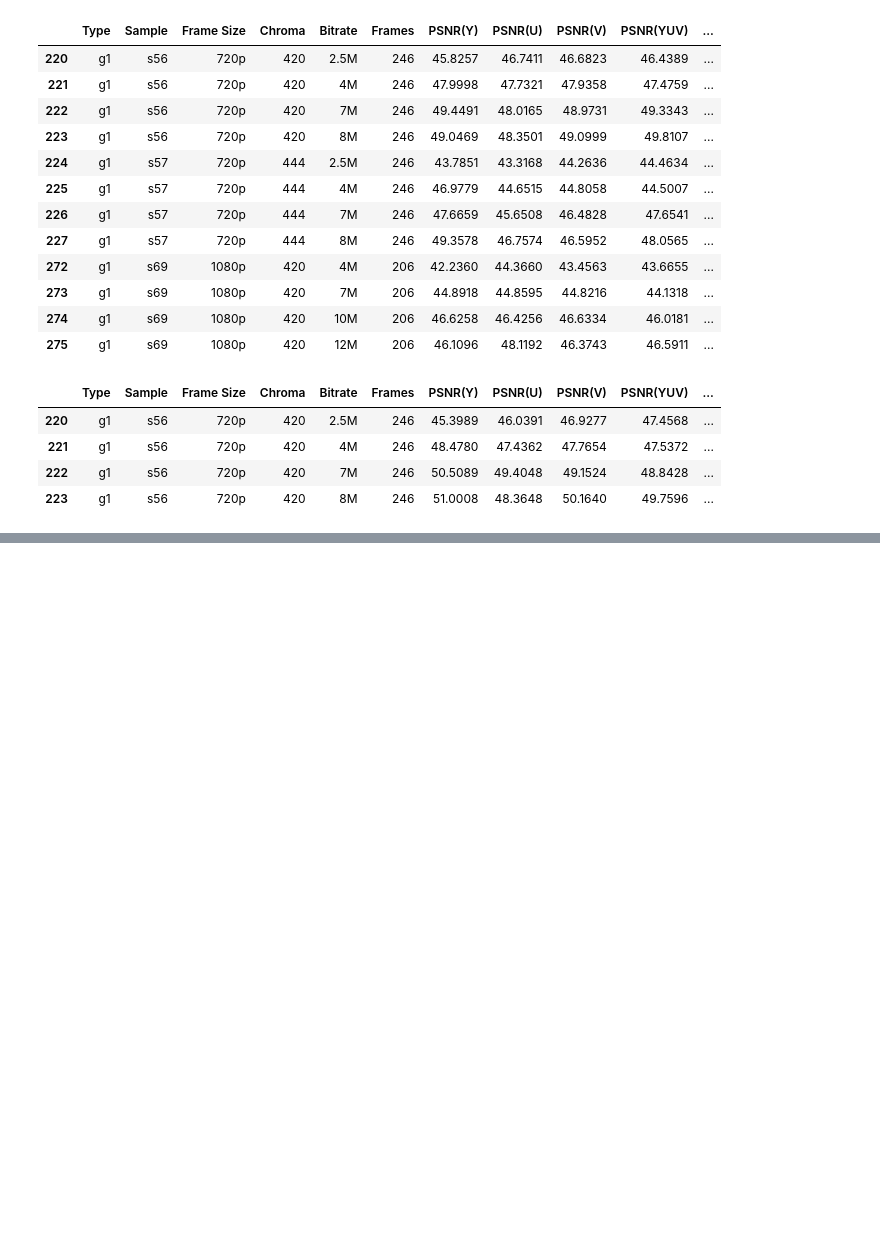
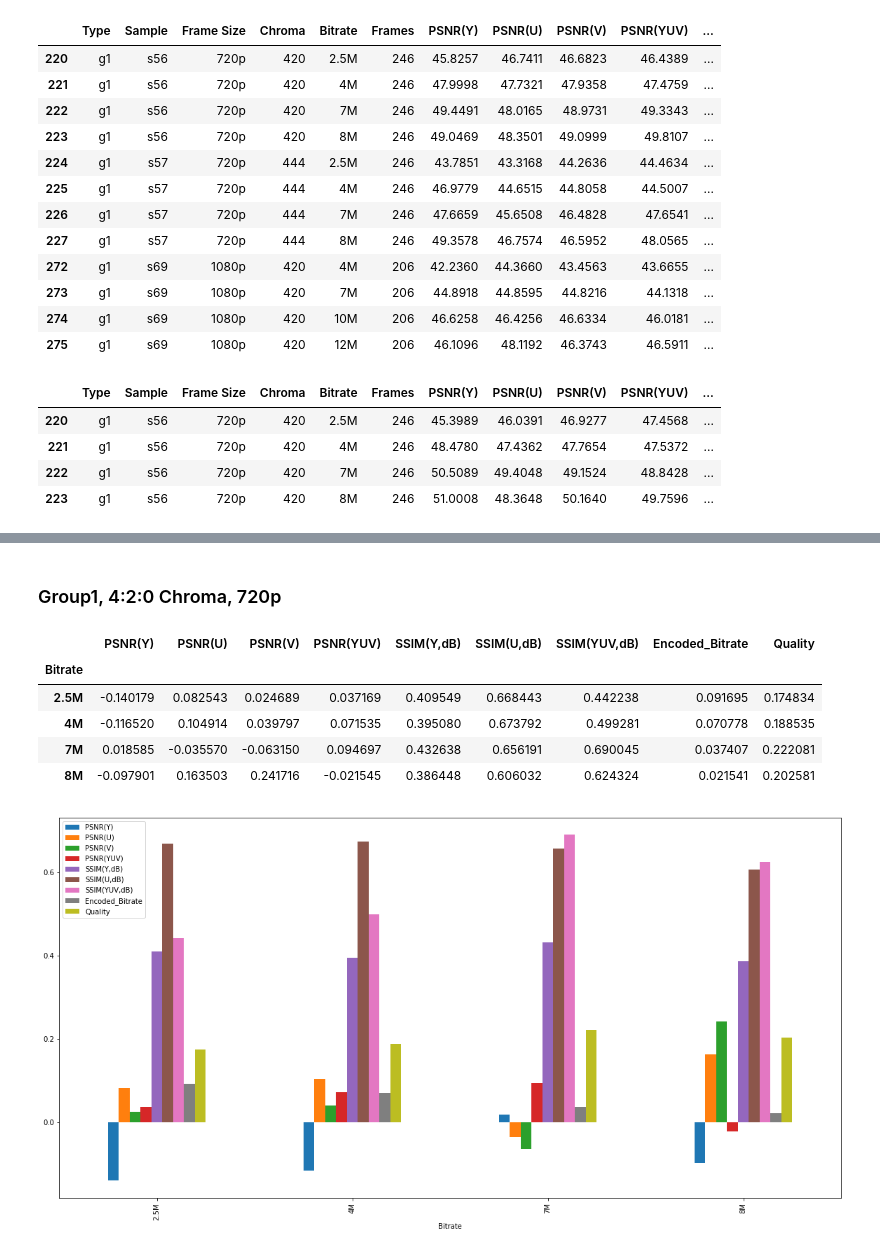
Before and after one commit to stackingboostedtrees/codec_test, a Jupyter notebook: codec_assignment.ipynb, the cells around one changed output, grey strips where cells are left out. Saved outputs shown, nothing was run; the diff lists cells and outputs as text; code cells hidden in the pictures; blank space fills up the shorter version.

Commit message:
Add quality and speed estimation

```diff
--- a/codec_assignment.ipynb
+++ b/codec_assignment.ipynb
@@ -411,0 +156,12 @@ df.head(10)
+# %%
+index_set1 = set(outliers1.index)
+index_set2 = set(outliers2.index)
+#print(sorted(set1 - set2))
+#print(sorted(set2 - set1))
+
+indexes_to_drop_in_codec2 = index_set1 - index_set2
+indexes_to_drop_in_codec1 = index_set2 - index_set1
+codec1_unified = codec1_no_outliers.drop(indexes_to_drop_in_codec1)
+codec2_unified = codec2_no_outliers.drop(indexes_to_drop_in_codec2)
+print(codec1_unified.shape)
+print(codec2_unified.shape)
@@ -411,0 +177,21 @@ df.head(10)
+# %%
+#Create speed feature
+codec1_unified['Secs Consumed'] = codec1_unified['Frames'] / codec1_unified['FPS']
+codec2_unified['Secs Consumed'] = codec2_unified['Frames'] / codec2_unified['FPS']
+codec1_unified['FPS per Stream'] = codec1_unified['FPS'] / codec1_unified['Streams']
+codec2_unified['FPS per Stream'] = codec2_unified['FPS'] / codec2_unified['Streams']
+# %%
+grouping_columns = ['Type', 'Bitrate', 'Sample', 'Encoded_Bitrate', 'Chroma', 'Frame Size', 'Secs Consumed', 'FPS per Stream']
+codec1_quality = codec1_unified[metric_columns + grouping_columns]
+codec2_quality = codec2_unified[metric_columns + grouping_columns]
+
+codec1_quality_grouped = codec1_quality.groupby(['Type', 'Chroma', 'Frame Size', 'Bitrate']).mean()
+codec2_quality_grouped = codec2_quality.groupby(['Type', 'Chroma', 'Frame Size', 'Bitrate']).mean()
+# #codec1_quality_grouped.head()
+difference = codec1_quality_grouped - codec2_quality_grouped
+# print(difference.info())
+
+difference.drop(columns=['SSIM(V,dB)'], inplace=True)
+difference['Quality'] = (difference['PSNR(Y)'] + 0.5*difference['PSNR(U)'] + 0.5*difference['PSNR(V)'] + difference['PSNR(YUV)'] + 1.2*difference['SSIM(Y,dB)'] + 0.5*difference['SSIM(U,dB)'] + 1.2*difference['SSIM(YUV,dB)'] + difference['Encoded_Bitrate'])/8.0
+
+difference.head(100)
@@ -411,0 +258,14 @@ df.head(10)
+# %% [markdown]
+<a id='g1-420-720p'></a>
+<h3>Group1, 4:2:0 Chroma, 720p</h3>
+# %%
+difference.loc[('g1', 420, '720p')].plot(kind='bar', figsize=(20,10))
+difference.loc[('g1', 420, '720p')].head(50)
+# %% [output]
+|  | PSNR(Y) | PSNR(U) | PSNR(V) | PSNR(YUV) | SSIM(Y,dB) | SSIM(U,dB) | SSIM(YUV,dB) | Encoded_Bitrate | Quality |
+| Bitrate |  |  |  |  |  |  |  |  |  |
+| 2.5M | -0.140179 | 0.082543 | 0.024689 | 0.037169 | 0.409549 | 0.668443 | 0.442238 | 0.091695 | 0.174834 |
+| 4M | -0.116520 | 0.104914 | 0.039797 | 0.071535 | 0.395080 | 0.673792 | 0.499281 | 0.070778 | 0.188535 |
+| 7M | 0.018585 | -0.035570 | -0.063150 | 0.094697 | 0.432638 | 0.656191 | 0.690045 | 0.037407 | 0.222081 |
+| 8M | -0.097901 | 0.163503 | 0.241716 | -0.021545 | 0.386448 | 0.606032 | 0.624324 | 0.021541 | 0.202581 |
+[figure, added]
```
Also changed, not shown: parts of 57 cells of this notebook.
